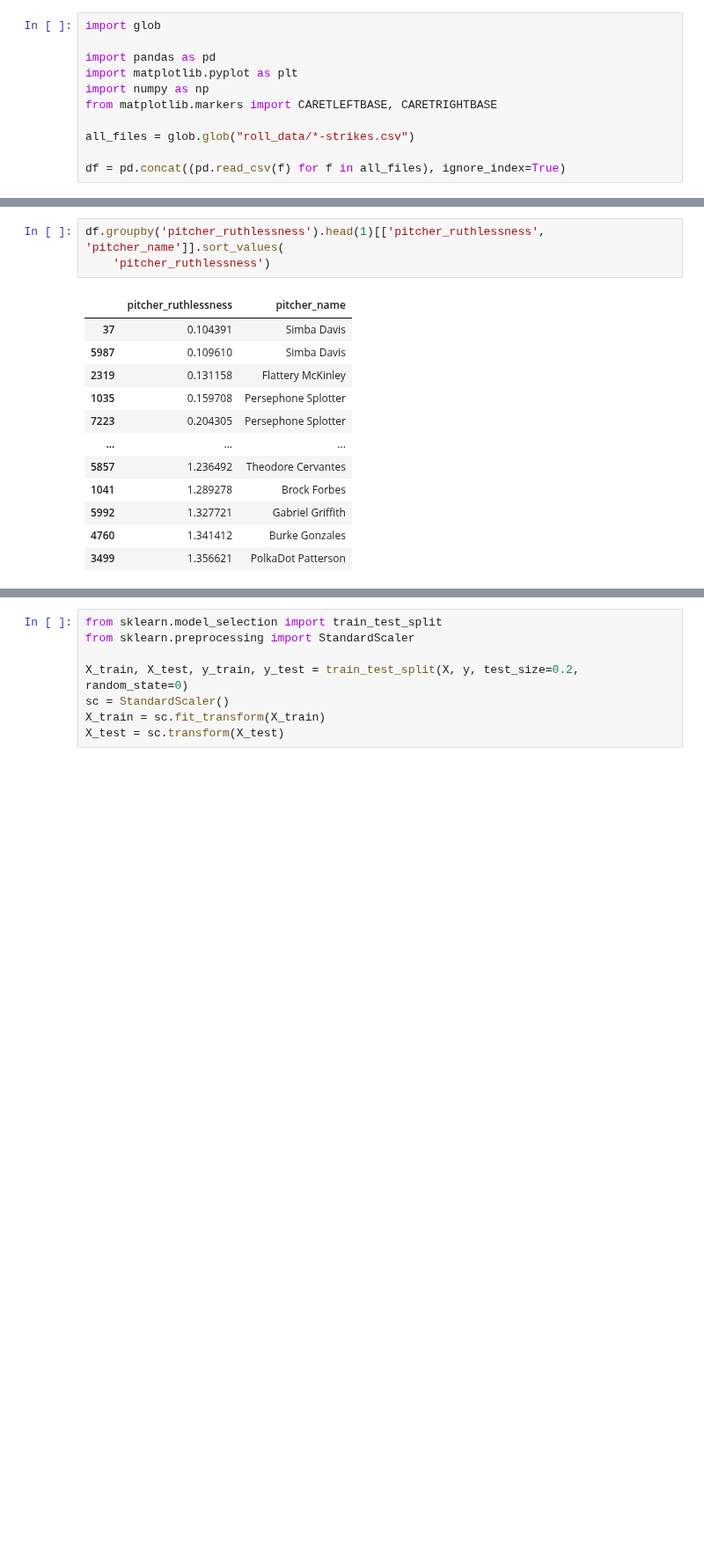
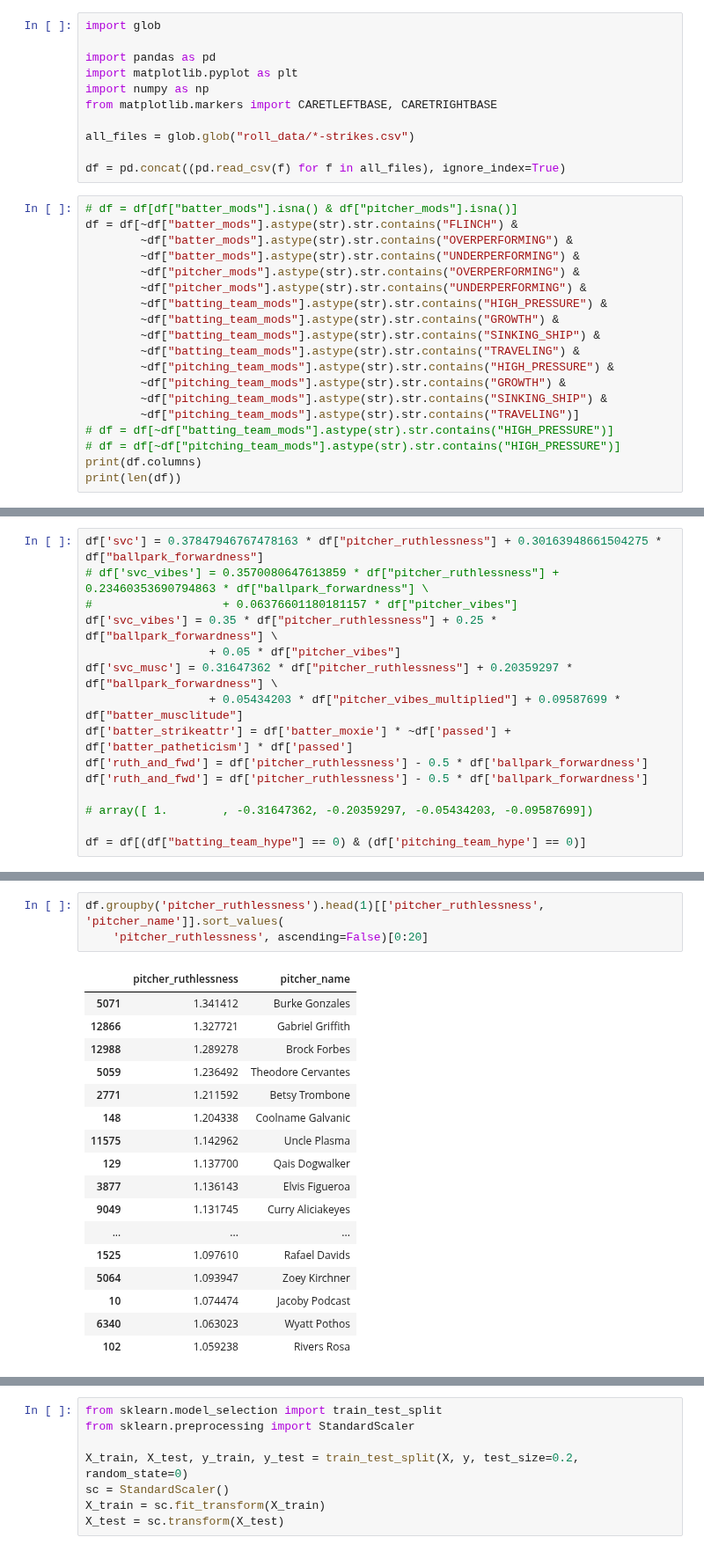
Before and after one commit to xSke/resim, a Jupyter notebook: find_roll_formula.ipynb, the cells around one changed output, grey strips where cells are left out. Shown at 88% size. Cells and saved outputs as stored; diff of their text form; blank space fills up the shorter version.

```diff
--- a/find_roll_formula.ipynb
+++ b/find_roll_formula.ipynb
@@ -9,3 +9,22 @@ from matplotlib.markers import CARETLEFTBASE, CARETRIGHTBASE
 all_files = glob.glob("roll_data/*-strikes.csv")
 
 df = pd.concat((pd.read_csv(f) for f in all_files), ignore_index=True)
+# %%
+# df = df[df["batter_mods"].isna() & df["pitcher_mods"].isna()]
+df = df[~df["batter_mods"].astype(str).str.contains("FLINCH") &
+        ~df["batter_mods"].astype(str).str.contains("OVERPERFORMING") &
+        ~df["batter_mods"].astype(str).str.contains("UNDERPERFORMING") &
+        ~df["pitcher_mods"].astype(str).str.contains("OVERPERFORMING") &
+        ~df["pitcher_mods"].astype(str).str.contains("UNDERPERFORMING") &
+        ~df["batting_team_mods"].astype(str).str.contains("HIGH_PRESSURE") &
+        ~df["batting_team_mods"].astype(str).str.contains("GROWTH") &
+        ~df["batting_team_mods"].astype(str).str.contains("SINKING_SHIP") &
+        ~df["batting_team_mods"].astype(str).str.contains("TRAVELING") &
+        ~df["pitching_team_mods"].astype(str).str.contains("HIGH_PRESSURE") &
+        ~df["pitching_team_mods"].astype(str).str.contains("GROWTH") &
+        ~df["pitching_team_mods"].astype(str).str.contains("SINKING_SHIP") &
+        ~df["pitching_team_mods"].astype(str).str.contains("TRAVELING")]
+# df = df[~df["batting_team_mods"].astype(str).str.contains("HIGH_PRESSURE")]
+# df = df[~df["pitching_team_mods"].astype(str).str.contains("HIGH_PRESSURE")]
+print(df.columns)
+print(len(df))
@@ -11,0 +52,15 @@ df = pd.concat((pd.read_csv(f) for f in all_files), ignore_index=True)
+# %%
+df['svc'] = 0.37847946767478163 * df["pitcher_ruthlessness"] + 0.30163948661504275 * df["ballpark_forwardness"]
+# df['svc_vibes'] = 0.3570080647613859 * df["pitcher_ruthlessness"] + 0.23460353690794863 * df["ballpark_forwardness"] \
+#                   + 0.06376601180181157 * df["pitcher_vibes"]
+df['svc_vibes'] = 0.35 * df["pitcher_ruthlessness"] + 0.25 * df["ballpark_forwardness"] \
+                  + 0.05 * df["pitcher_vibes"]
+df['svc_musc'] = 0.31647362 * df["pitcher_ruthlessness"] + 0.20359297 * df["ballpark_forwardness"] \
+                  + 0.05434203 * df["pitcher_vibes_multiplied"] + 0.09587699 * df["batter_musclitude"]
+df['batter_strikeattr'] = df['batter_moxie'] * ~df['passed'] + df['batter_patheticism'] * df['passed']
+df['ruth_and_fwd'] = df['pitcher_ruthlessness'] - 0.5 * df['ballpark_forwardness']
+df['ruth_and_fwd'] = df['pitcher_ruthlessness'] - 0.5 * df['ballpark_forwardness']
+
+# array([ 1.        , -0.31647362, -0.20359297, -0.05434203, -0.09587699])
+
+df = df[(df["batting_team_hype"] == 0) & (df['pitching_team_hype'] == 0)]
@@ -78,16 +145,21 @@ ax.legend()
 # %%
 df.groupby('pitcher_ruthlessness').head(1)[['pitcher_ruthlessness', 'pitcher_name']].sort_values(
-    'pitcher_ruthlessness')
+    'pitcher_ruthlessness', ascending=False)[0:20]
 # %% [output]
 |  | pitcher_ruthlessness | pitcher_name |
-| 37 | 0.104391 | Simba Davis |
-| 5987 | 0.109610 | Simba Davis |
-| 2319 | 0.131158 | Flattery McKinley |
-| 1035 | 0.159708 | Persephone Splotter |
-| 7223 | 0.204305 | Persephone Splotter |
+| 5071 | 1.341412 | Burke Gonzales |
+| 12866 | 1.327721 | Gabriel Griffith |
+| 12988 | 1.289278 | Brock Forbes |
+| 5059 | 1.236492 | Theodore Cervantes |
+| 2771 | 1.211592 | Betsy Trombone |
+| 148 | 1.204338 | Coolname Galvanic |
+| 11575 | 1.142962 | Uncle Plasma |
+| 129 | 1.137700 | Qais Dogwalker |
+| 3877 | 1.136143 | Elvis Figueroa |
+| 9049 | 1.131745 | Curry Aliciakeyes |
 | ... | ... | ... |
-| 5857 | 1.236492 | Theodore Cervantes |
-| 1041 | 1.289278 | Brock Forbes |
-| 5992 | 1.327721 | Gabriel Griffith |
-| 4760 | 1.341412 | Burke Gonzales |
-| 3499 | 1.356621 | PolkaDot Patterson |
+| 1525 | 1.097610 | Rafael Davids |
+| 5064 | 1.093947 | Zoey Kirchner |
+| 10 | 1.074474 | Jacoby Podcast |
+| 6340 | 1.063023 | Wyatt Pothos |
+| 102 | 1.059238 | Rivers Rosa |
```
Also changed, not shown: parts of 43 cells of this notebook.
